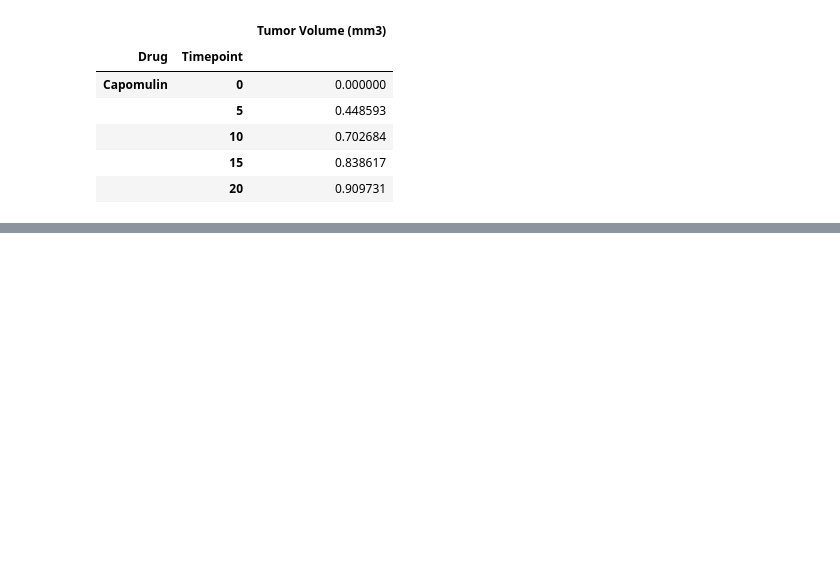
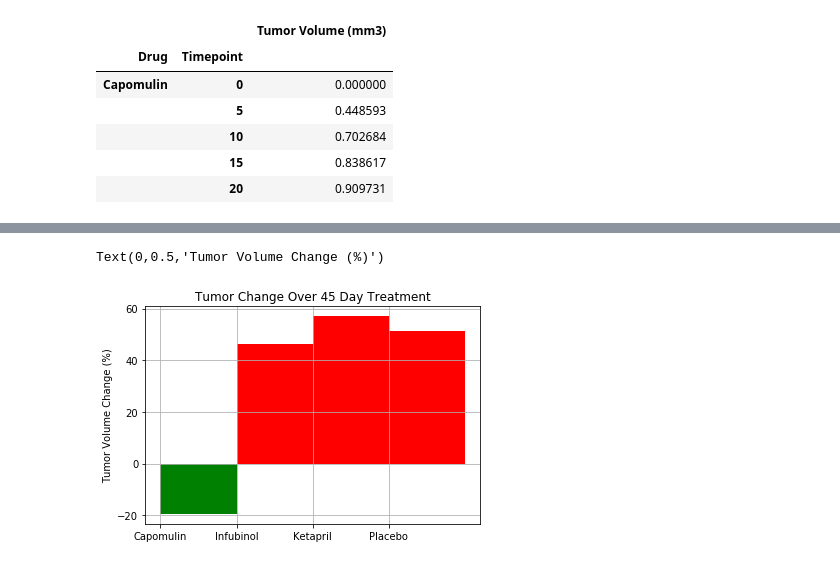
Before and after one commit to jcmachdata/Pymaceuticals, a Jupyter notebook: pymaceuticals.ipynb, the cells around one changed output, grey strips where cells are left out. Saved outputs shown, nothing was run; the diff lists cells and outputs as text; code cells hidden in the pictures; blank space fills up the shorter version.

```diff
--- a/pymaceuticals.ipynb
+++ b/pymaceuticals.ipynb
@@ -93,0 +265,40 @@ stored_sems_df.head()
+# %%
+# Drop all unwanted drugs
+percent_change = percent_change.drop(index=["Ceftamin","Naftisol","Propriva","Ramicane","Stelasyn","Zoniferol"])
+
+# Splice the data between passing and failing drugs
+positive = []
+positive_x = []
+negative = []
+negative_x = []
+
+for x in range(0,4):
+    if percent_change[x] > 0:
+        positive.append(percent_change[x])
+        positive_x.append(percent_change.index[x])
+    else:
+        negative.append(percent_change[x])
+        negative_x.append(percent_change.index[x])
+# %%
+# Orient widths. Add labels, tick marks, etc.
+plt.bar(negative_x, negative, width=1, color='g', alpha=1, align="edge")
+plt.bar(positive_x, positive, width=1, color='r', alpha=1, align="edge")
+
+plt.yticks(np.arange(-20, 70, step=20))
+plt.grid()
+plt.title('Tumor Change Over 45 Day Treatment')
+plt.ylabel('Tumor Volume Change (%)')
+# Use functions to label the percentages of changes
+
+
+# Call functions to implement the function calls
+
+
+# Save the Figure
+
+
+# Show the Figure
+#fig.show()
+# %% [output]
+Text(0,0.5,'Tumor Volume Change (%)')
+[figure, added]
```
Also changed, not shown: parts of 46 cells of this notebook.
